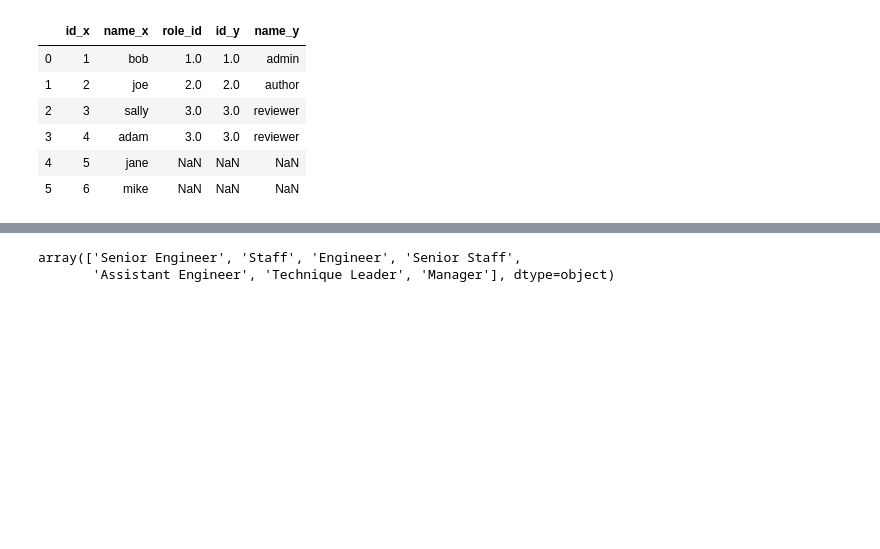
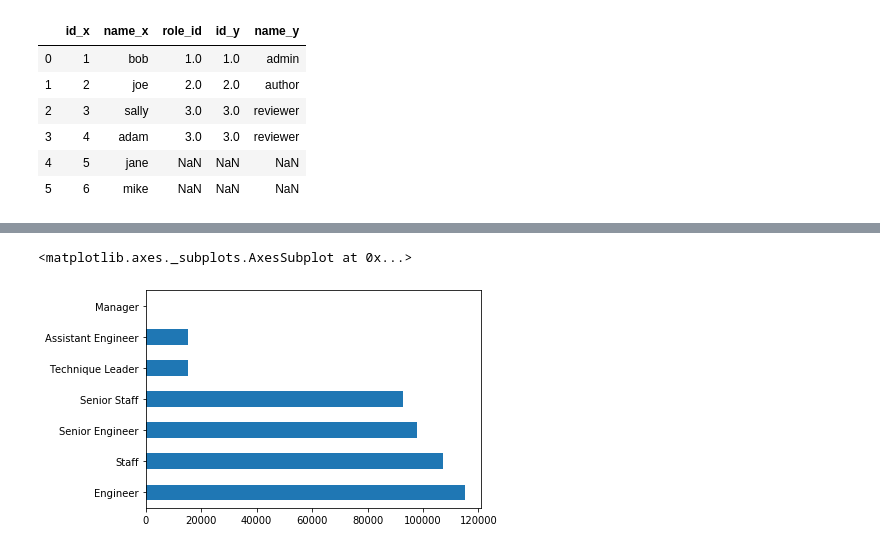
Before and after one commit to CameronGTaylor/python-exercises, a Jupyter notebook: 4.8.4.4_advanced_dataframes.ipynb, the cells around one changed output, grey strips where cells are left out. Drawn from its saved outputs; the diff is of its cells as text; code cells hidden in the pictures; blank space fills up the shorter version.

```diff
--- a/4.8.4.4_advanced_dataframes.ipynb
+++ b/4.8.4.4_advanced_dataframes.ipynb
@@ -89,4 +91,5 @@ url = get_db_url(user, host, password, 'employees')
 employees = pd.read_sql('SELECT * FROM employees', url)
 titles = pd.read_sql('SELECT * FROM titles', url)
 # %%
-merged = pd.merge(employees, titles, left_on='emp_no', right_on='emp_no')
+merged = pd.merge(employees, titles,
+                  left_on='emp_no', right_on='emp_no')
@@ -93,5 +110,5 @@ merged = pd.merge(employees, titles, left_on='emp_no', right_on='emp_no')
 # %%
-merged.title.unique()
+merged.title.value_counts().plot.barh()
 # %% [output]
-array(['Senior Engineer', 'Staff', 'Engineer', 'Senior Staff',
-       'Assistant Engineer', 'Technique Leader', 'Manager'], dtype=object)
+<matplotlib.axes._subplots.AxesSubplot at 0x...>
+[figure, added]
```
Also changed, not shown: parts of 26 cells of this notebook, 1 other file.
